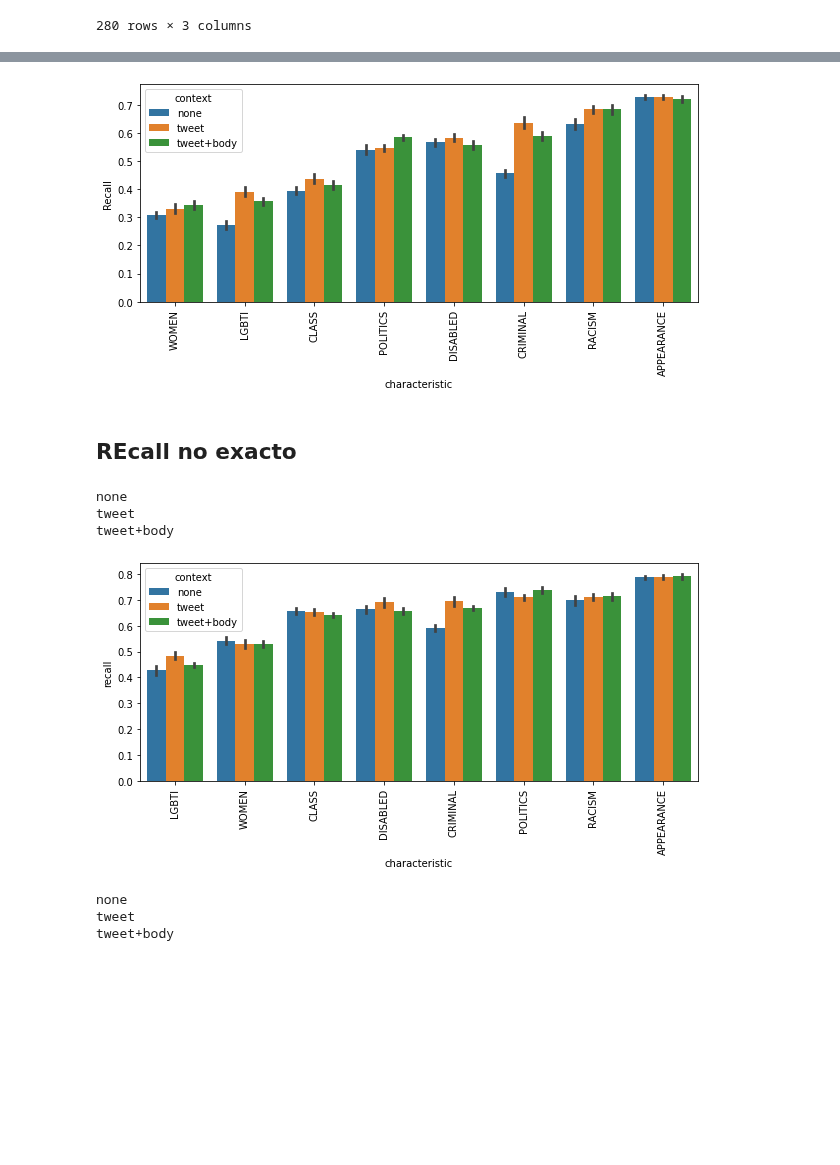
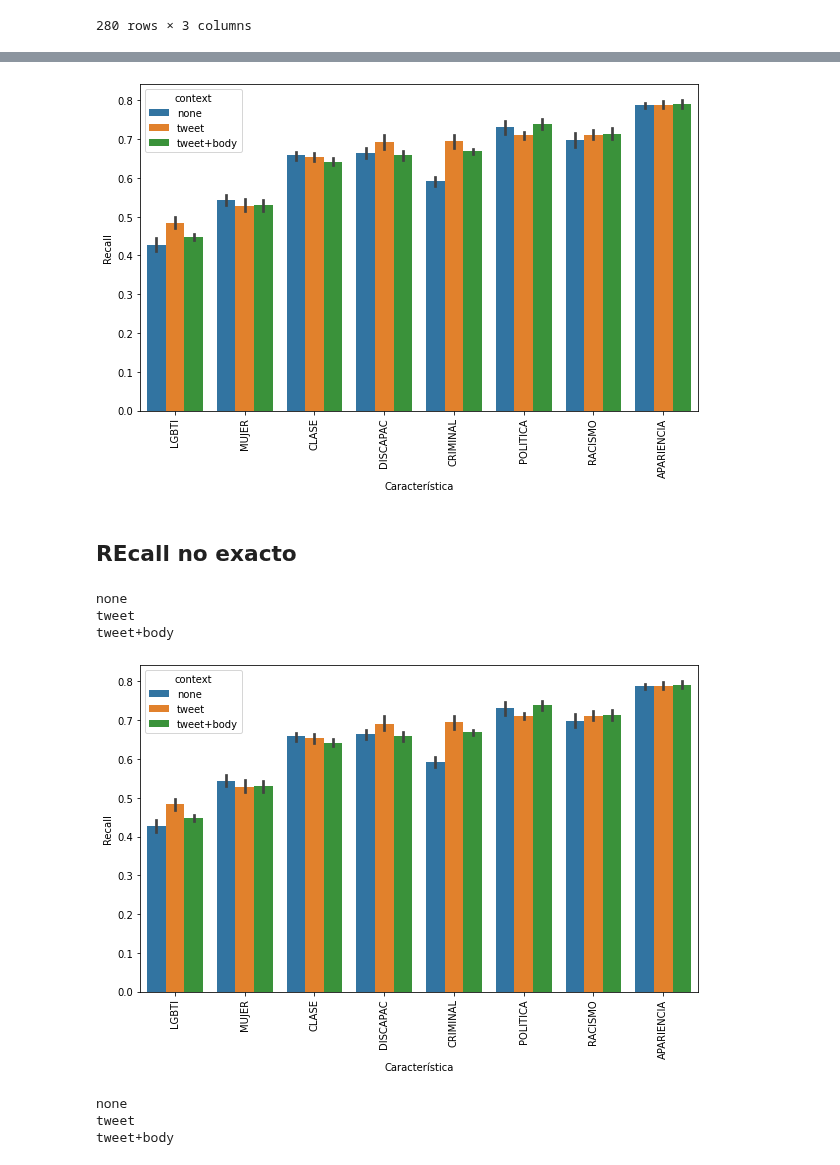
Before and after one commit to finiteautomata/contextualized-hatespeech-classification, a Jupyter notebook: notebooks/Recall.ipynb, the cells around one changed output, grey strips where cells are left out. Saved outputs shown, nothing was run; the diff lists cells and outputs as text; code cells hidden in the pictures; blank space fills up the shorter version.

Commit message:
Agrego gráficos recall en español y más altos

```diff
--- a/notebooks/Recall.ipynb
+++ b/notebooks/Recall.ipynb
@@ -42,9 +95,25 @@ We have 10 tweet evaluations
 We have 15 tweet+body evaluations
 # %%
 import numpy as np
-from hatedetection import extended_hate_categories
 
-df = test_dataset.to_pandas().set_index("id")
+
+hate_categories = [
+    "WOMEN", # Against women
+    "LGBTI", # Against LGBTI
+    "RACISM", # Racist
+    "CLASS",  # Classist
+    "POLITICS", # Because of politics
+    "DISABLED", # Against disabled
+    "APPEARANCE",  # Against people because their appearance
+    "CRIMINAL", # Against criminals
+]
+
+"""
+Categories + CALLS (call for action)
+"""
+extended_hate_categories = ["CALLS"] + hate_categories
+
+df = test_df.set_index("id")
 df["HATEFUL"] = df[extended_hate_categories].any(1)
 
 # for key in evaluations:
@@ -129,3 +197,17 @@ tweet+body
 | 278 | tweet+body | APPEARANCE | 0.704485 |
 | 279 | tweet+body | CRIMINAL | 0.566298 |
 280 rows × 3 columns
+# %%
+translation = {
+  'WOMEN': 'MUJER',
+  'LGBTI': 'LGBTI',
+  'RACISM': 'RACISMO',
+  'CLASS': 'CLASE',
+  'POLITICS': 'POLITICA',
+  'DISABLED': 'DISCAPAC',
+  'APPEARANCE': 'APARIENCIA',
+  'CRIMINAL': 'CRIMINAL',
+}
+recall_df["characteristic"] = recall_df["characteristic"].apply(lambda x: translation[x])
+
+recall_df
@@ -132,24 +228,25 @@ tweet+body
 # %%
 import seaborn as sns
 import matplotlib.pyplot as plt
 x_order = recall_df[recall_df.context == "tweet"].groupby("characteristic").mean().sort_values("recall").index
 
-figsize = (10, 4)
+figsize = (10, 6)
 
 plt.figure(figsize=figsize)
 
 sns.barplot(x="characteristic", y="recall", hue="context", data=recall_df, order=x_order)
 
+plt.xlabel("Característica")
 plt.ylabel("Recall")
+
 plt.xticks(rotation=90);
-plt.savefig("imgs/exact_recall_barplot.pdf", bbox_inches="tight")
+plt.savefig("imgs/exact_recall_barplot_es.pdf", bbox_inches="tight")
 # %% [output]
-[figure, old version]
+[figure, new version]
 # %% [markdown]
 ## REcall no exacto
 # %%
 import pandas as pd
-from hatedetection import hate_categories
 from sklearn.metrics import recall_score
 
 data = []
@@ -167,22 +264,26 @@ for context in evaluations:
 
 recall_df = pd.DataFrame(data)
 
+recall_df["characteristic"] = recall_df["characteristic"].apply(lambda x: translation[x])
+
 x_order = recall_df[recall_df.context == "tweet"].groupby("characteristic").mean().sort_values("recall").index
 
+
 plt.figure(figsize=figsize)
-plt.ylabel("Recall")
 
 
 
 sns.barplot(x="characteristic", y="recall", hue="context", data=recall_df, order=x_order)
 
 plt.xticks(rotation=90);
-plt.savefig("imgs/hate_recall_barplot.pdf", bbox_inches="tight")
+plt.xlabel("Característica")
+plt.ylabel("Recall")
+plt.savefig("imgs/hate_recall_barplot_es.pdf", bbox_inches="tight")
 # %% [output]
 none
 tweet
 tweet+body
-[figure, old version]
+[figure, new version]
 # %%
 import pandas as pd
 from hatedetection import hate_categories
```
Also changed, not shown: parts of 7 cells of this notebook, 2 other files.
